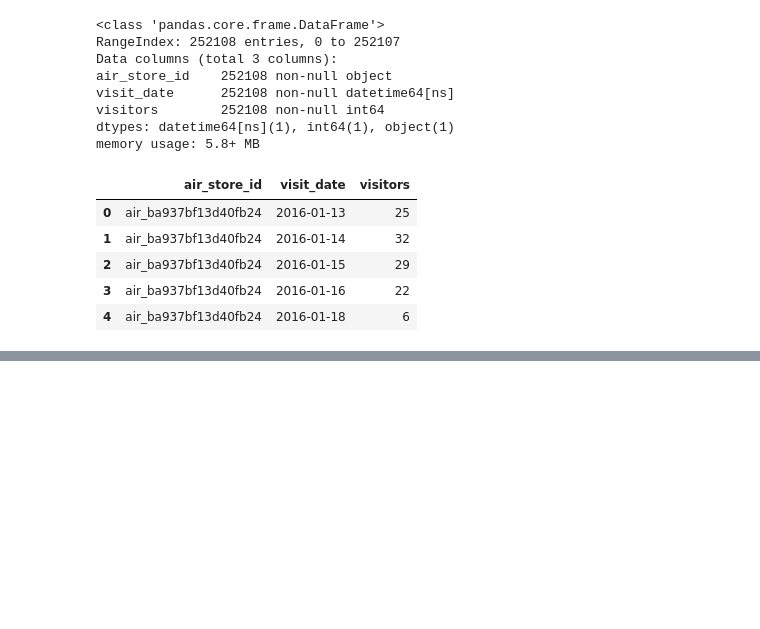
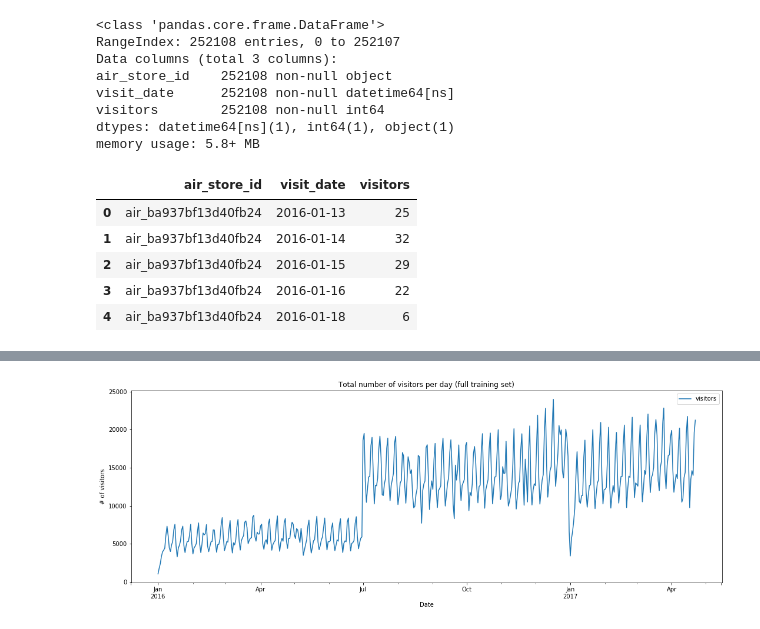
Before and after one commit to galiii/Recruit-Restaurant-Visitor-Forecasting, a Jupyter notebook: data-exploration/air_visit_data-exploration.ipynb, the cells around one changed output, grey strips where cells are left out. Drawn from its saved outputs; the diff is of its cells as text; code cells hidden in the pictures; blank space fills up the shorter version.

```diff
--- a/data-exploration/air_visit_data-exploration.ipynb
+++ b/data-exploration/air_visit_data-exploration.ipynb
@@ -32,0 +99,7 @@ df.head()
+# %%
+ax = df_visits.resample('D').sum().plot(figsize=(18,6),
+                                   title='Total number of visitors per day (full training set)');
+ax.set_xlabel("Date")
+ax.set_ylabel("# of visitors");
+# %% [output]
+[figure, added]
```
Also changed, not shown: parts of 14 cells of this notebook, 2 other files.
